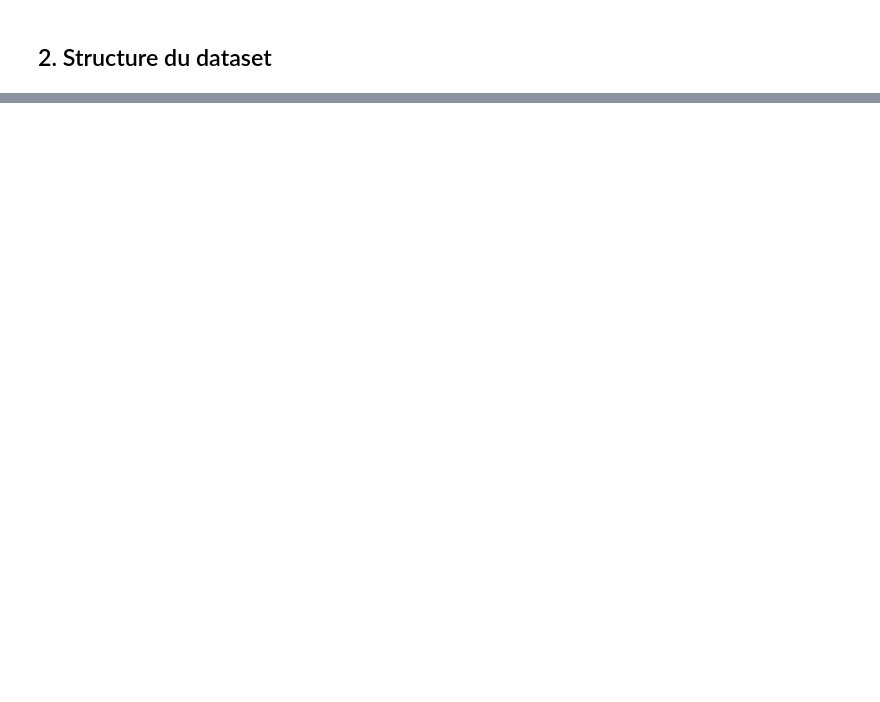
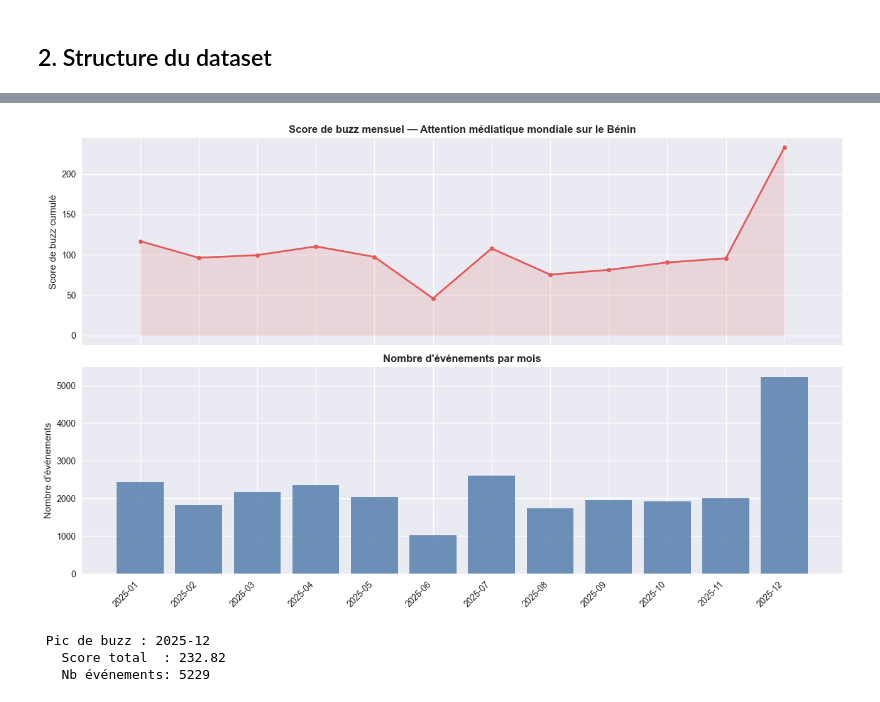
Before and after one commit to Equipe-003/Hackathon_iSHEEROXDatacamp, a Jupyter notebook: notebooks/data_exploration.ipynb, the cells around one changed output, grey strips where cells are left out. Drawn from its saved outputs; the diff is of its cells as text; code cells hidden in the pictures; blank space fills up the shorter version.

```diff
--- a/notebooks/data_exploration.ipynb
+++ b/notebooks/data_exploration.ipynb
@@ -105,0 +742,45 @@ Actor1Geo_ADM1Code                   2260         9.5
+# %%
+# ── Buzz mensuel ────────────────────────────────────────────────────────────
+df_buzz['month'] = df_buzz['EventDate'].dt.to_period('M').astype(str)
+
+monthly_buzz = df_buzz.groupby('month').agg(
+    buzz_total=('buzz_score', 'sum'),
+    nb_evenements=('buzz_score', 'count'),
+    mentions_total=('NumMentions', 'sum') if 'NumMentions' in df_buzz.columns else ('buzz_score', 'count'),
+).reset_index()
+monthly_buzz['month_str'] = monthly_buzz['month'].astype(str)
+monthly_buzz = monthly_buzz.sort_values('month')
+
+fig, axes = plt.subplots(2, 1, figsize=(13, 8), sharex=True)
+
+# Score de buzz
+axes[0].plot(monthly_buzz['month_str'], monthly_buzz['buzz_total'],
+             marker='o', linewidth=2, color='#E45756', markersize=5)
+axes[0].fill_between(range(len(monthly_buzz)), monthly_buzz['buzz_total'],
+                     alpha=0.15, color='#E45756')
+axes[0].set_title("Score de buzz mensuel — Attention médiatique mondiale sur le Bénin",
+                  fontsize=12, fontweight='bold')
+axes[0].set_ylabel("Score de buzz cumulé")
+axes[0].set_xticks(range(len(monthly_buzz)))
+axes[0].set_xticklabels(monthly_buzz['month_str'], rotation=45, ha='right')
+
+# Nombre d'événements
+axes[1].bar(range(len(monthly_buzz)), monthly_buzz['nb_evenements'], color='#4C78A8', alpha=0.8)
+axes[1].set_title("Nombre d'événements par mois", fontsize=12, fontweight='bold')
+axes[1].set_ylabel("Nombre d'événements")
+axes[1].set_xticks(range(len(monthly_buzz)))
+axes[1].set_xticklabels(monthly_buzz['month_str'], rotation=45, ha='right')
+
+plt.tight_layout()
+plt.show()
+
+# Identifier le pic
+peak_month = monthly_buzz.loc[monthly_buzz['buzz_total'].idxmax()]
+print(f"\n Pic de buzz : {peak_month['month_str']}")
+print(f"   Score total  : {peak_month['buzz_total']:.2f}")
+print(f"   Nb événements: {peak_month['nb_evenements']}")
+# %% [output]
+[figure, added]
+ Pic de buzz : 2025-12
+   Score total  : 232.82
+   Nb événements: 5229
```
Also changed, not shown: parts of 39 cells of this notebook, 21 other files.
